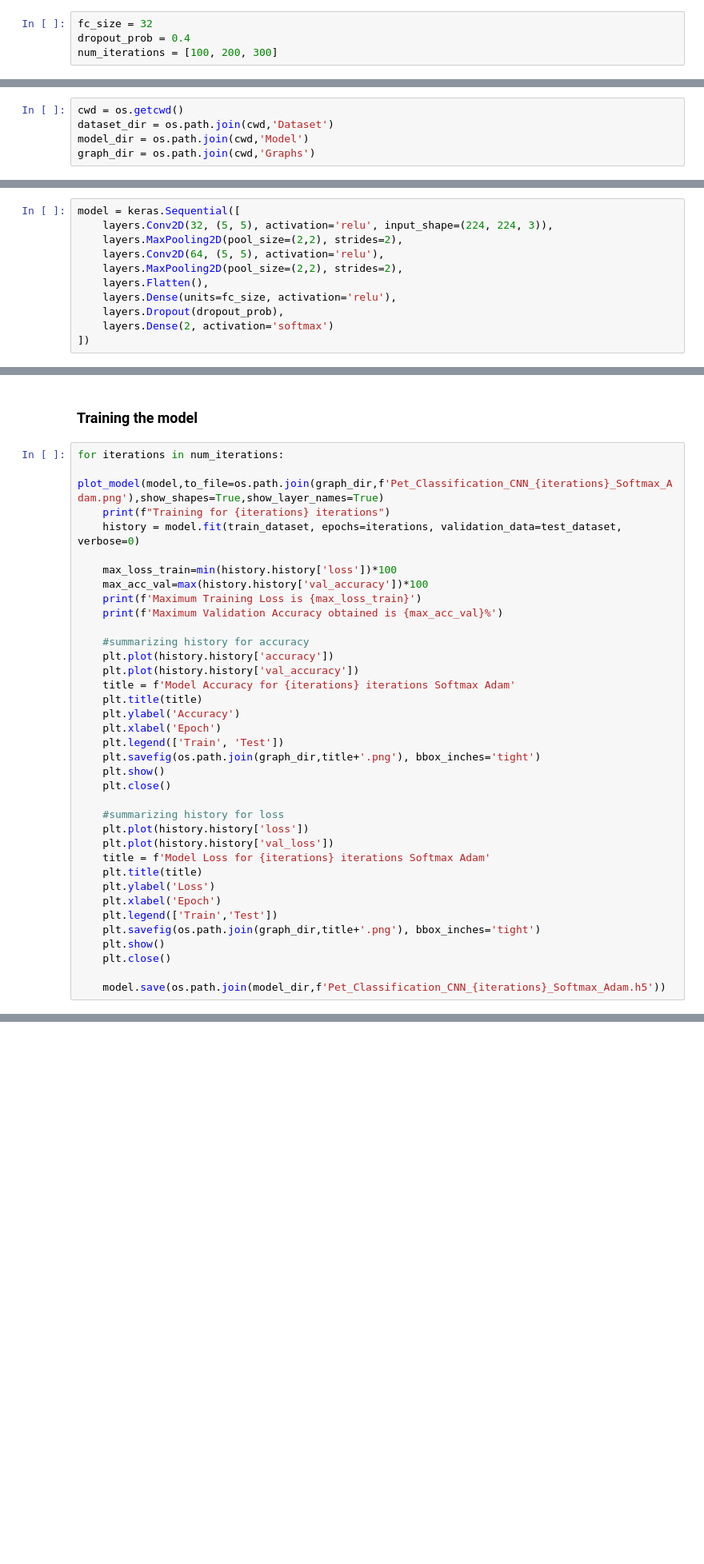
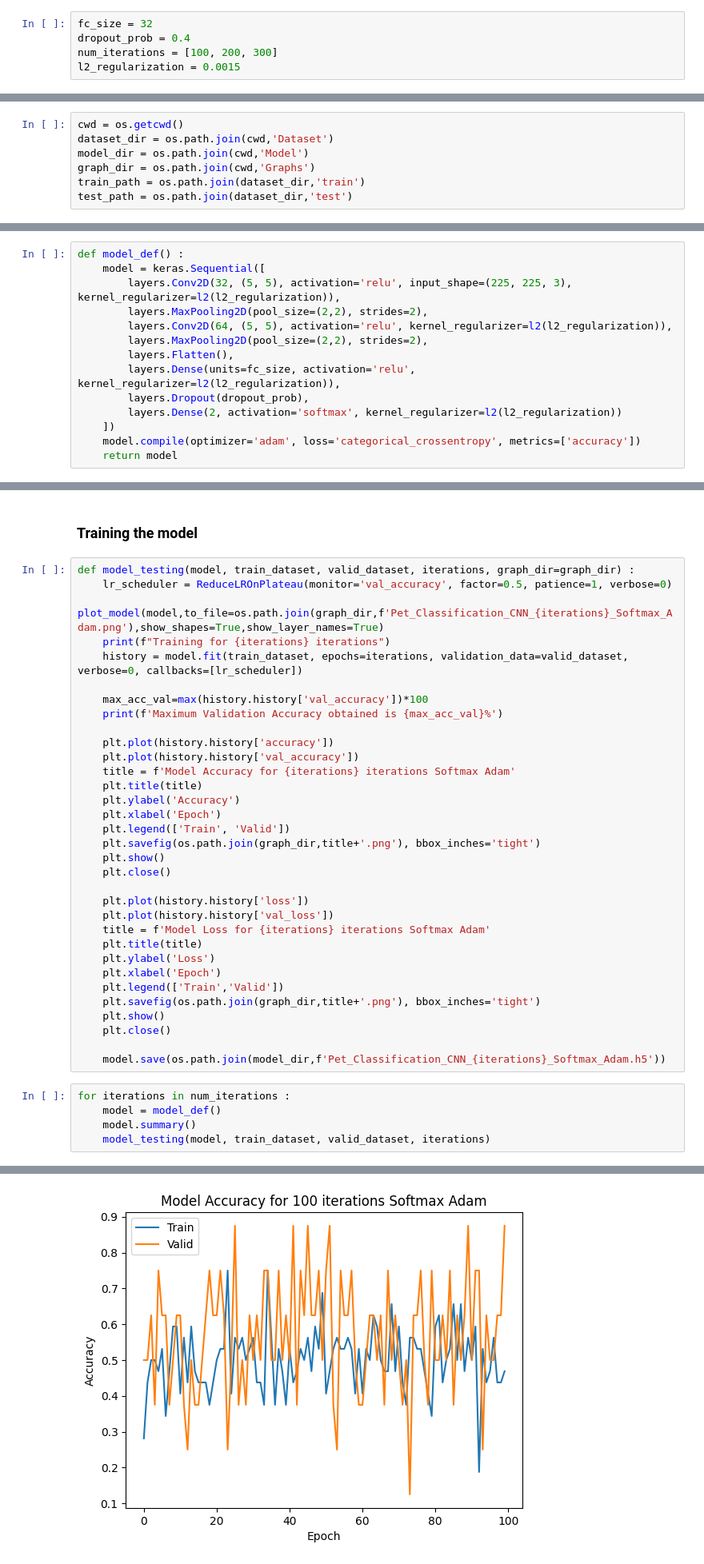
Before and after one commit to kanaishk/Deep-Learning-with-Keras-and-Tensorflow, a Jupyter notebook: Project/Pet Classification CNN.ipynb, the cells around one changed output, grey strips where cells are left out. Shown: that part at 80% size. Saved outputs shown, nothing was run; the diff lists cells and outputs as text; blank space fills up the shorter version.

Commit message:
basic model implemented. cannot think of what would be needed to improve accuracy with a limited dataset

```diff
--- a/Project/Pet Classification CNN.ipynb
+++ b/Project/Pet Classification CNN.ipynb
@@ -53,6 +50,7 @@ from keras.utils.vis_utils import plot_model
 fc_size = 32
 dropout_prob = 0.4
 num_iterations = [100, 200, 300]
+l2_regularization = 0.0015
 # %% [markdown]
 <h3>Importing the dataset</h3>
 # %%
@@ -60,4 +58,6 @@ cwd = os.getcwd()
 dataset_dir = os.path.join(cwd,'Dataset')
 model_dir = os.path.join(cwd,'Model')
 graph_dir = os.path.join(cwd,'Graphs')
+train_path = os.path.join(dataset_dir,'train')
+test_path = os.path.join(dataset_dir,'test')
 # %%
@@ -82,13 +98,16 @@ test_dataset = test_datagen.flow_from_directory(os.path.join(dataset_dir,'test')
 # %% [markdown]
 <h3>Building the model with Softmax</h3>
 # %%
-model = keras.Sequential([
-    layers.Conv2D(32, (5, 5), activation='relu', input_shape=(224, 224, 3)),
-    layers.MaxPooling2D(pool_size=(2,2), strides=2),
-    layers.Conv2D(64, (5, 5), activation='relu'),
-    layers.MaxPooling2D(pool_size=(2,2), strides=2),
-    layers.Flatten(),
-    layers.Dense(units=fc_size, activation='relu'),
-    layers.Dropout(dropout_prob),
-    layers.Dense(2, activation='softmax')
-])
+def model_def() :
+    model = keras.Sequential([
+        layers.Conv2D(32, (5, 5), activation='relu', input_shape=(225, 225, 3), kernel_regularizer=l2(l2_regularization)),
+        layers.MaxPooling2D(pool_size=(2,2), strides=2),
+        layers.Conv2D(64, (5, 5), activation='relu', kernel_regularizer=l2(l2_regularization)),
+        layers.MaxPooling2D(pool_size=(2,2), strides=2),
+        layers.Flatten(),
+        layers.Dense(units=fc_size, activation='relu', kernel_regularizer=l2(l2_regularization)),
+        layers.Dropout(dropout_prob),
+        layers.Dense(2, activation='softmax', kernel_regularizer=l2(l2_regularization))
+    ])
+    model.compile(optimizer='adam', loss='categorical_crossentropy', metrics=['accuracy'])
+    return model
@@ -99,38 +114,41 @@ model.summary()
 # %% [markdown]
 <h3>Training the model</h3>
 # %%
-for iterations in num_iterations:
+def model_testing(model, train_dataset, valid_dataset, iterations, graph_dir=graph_dir) :
+    lr_scheduler = ReduceLROnPlateau(monitor='val_accuracy', factor=0.5, patience=1, verbose=0)
     plot_model(model,to_file=os.path.join(graph_dir,f'Pet_Classification_CNN_{iterations}_Softmax_Adam.png'),show_shapes=True,show_layer_names=True)
     print(f"Training for {iterations} iterations")
-    history = model.fit(train_dataset, epochs=iterations, validation_data=test_dataset, verbose=0)
+    history = model.fit(train_dataset, epochs=iterations, validation_data=valid_dataset, verbose=0, callbacks=[lr_scheduler])
 
-    max_loss_train=min(history.history['loss'])*100
     max_acc_val=max(history.history['val_accuracy'])*100
-    print(f'Maximum Training Loss is {max_loss_train}')
     print(f'Maximum Validation Accuracy obtained is {max_acc_val}%')
 
-    #summarizing history for accuracy
     plt.plot(history.history['accuracy'])
     plt.plot(history.history['val_accuracy'])
     title = f'Model Accuracy for {iterations} iterations Softmax Adam'
     plt.title(title)
     plt.ylabel('Accuracy')
     plt.xlabel('Epoch')
-    plt.legend(['Train', 'Test'])
+    plt.legend(['Train', 'Valid'])
     plt.savefig(os.path.join(graph_dir,title+'.png'), bbox_inches='tight')
     plt.show()
     plt.close()
 
-    #summarizing history for loss
     plt.plot(history.history['loss'])
     plt.plot(history.history['val_loss'])
     title = f'Model Loss for {iterations} iterations Softmax Adam'
     plt.title(title)
     plt.ylabel('Loss')
     plt.xlabel('Epoch')
-    plt.legend(['Train','Test'])
+    plt.legend(['Train','Valid'])
     plt.savefig(os.path.join(graph_dir,title+'.png'), bbox_inches='tight')
     plt.show()
     plt.close()
 
     model.save(os.path.join(model_dir,f'Pet_Classification_CNN_{iterations}_Softmax_Adam.h5'))
+# %%
+for iterations in num_iterations :
+    model = model_def()
+    model.summary()
+    model_testing(model, train_dataset, valid_dataset, iterations)
+# %% [output]
@@ -136,0 +172 @@ for iterations in num_iterations:
+[figure, added]
```
Also changed, not shown: parts of 12 cells of this notebook, 12 other files.
